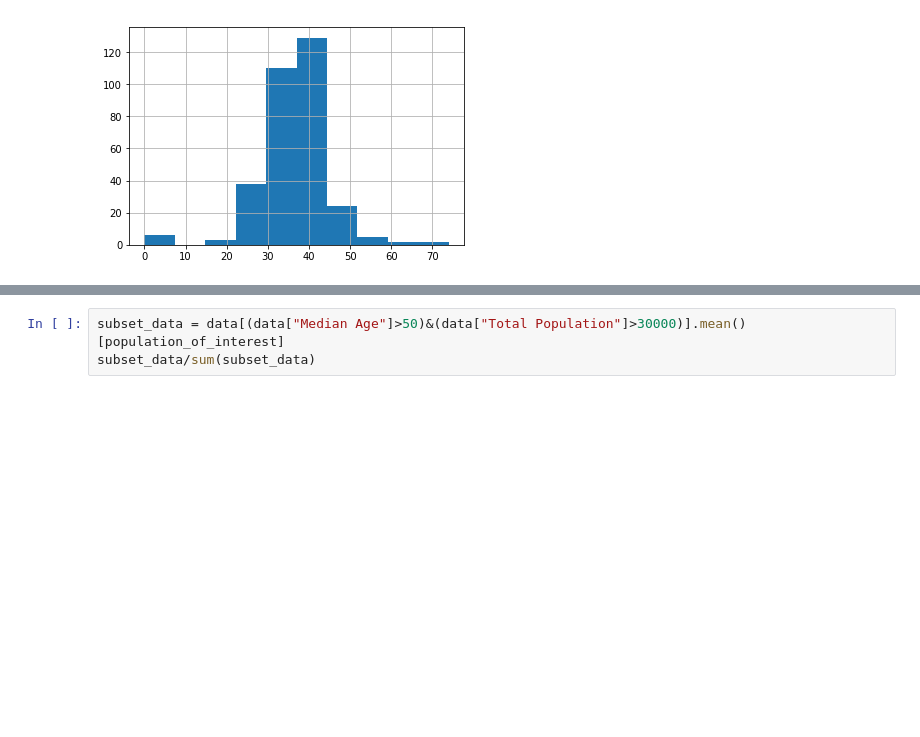
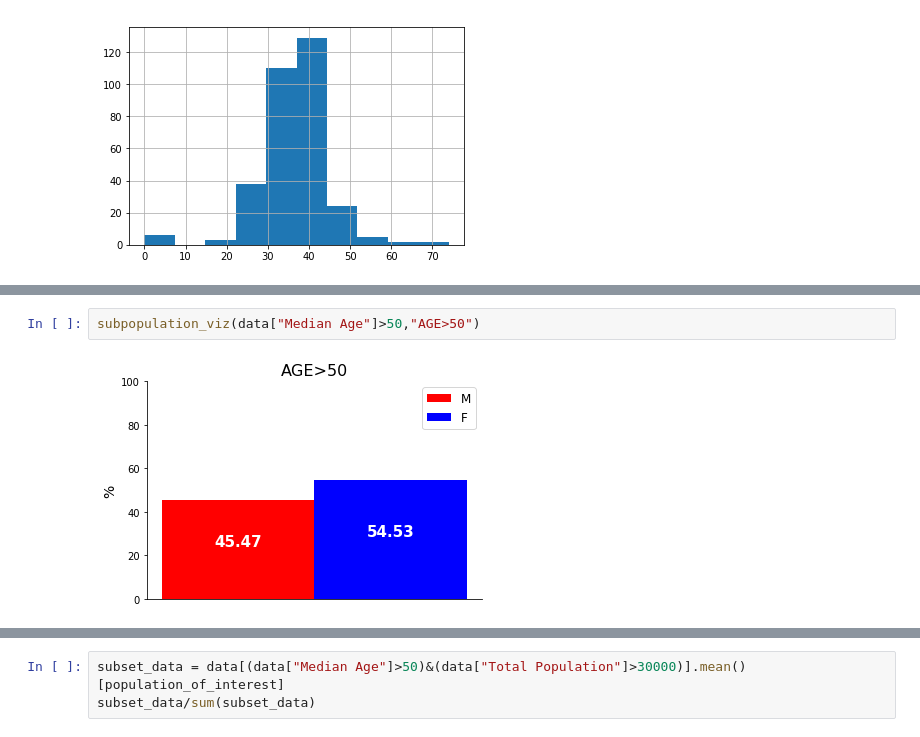
Before and after one commit to dorisjlee/viz-summarization, a Jupyter notebook: ipynb/LACensusDataset.ipynb, the cells around one changed output, grey strips where cells are left out. Saved outputs shown, nothing was run; the diff lists cells and outputs as text; blank space fills up the shorter version.

```diff
--- a/ipynb/LACensusDataset.ipynb
+++ b/ipynb/LACensusDataset.ipynb
@@ -73,0 +96,4 @@ dtype: float64
+# %%
+subpopulation_viz(data["Median Age"]>50,"AGE>50")
+# %% [output]
+[figure, added]
```
Also changed, not shown: parts of 18 cells of this notebook, 1 other file.
